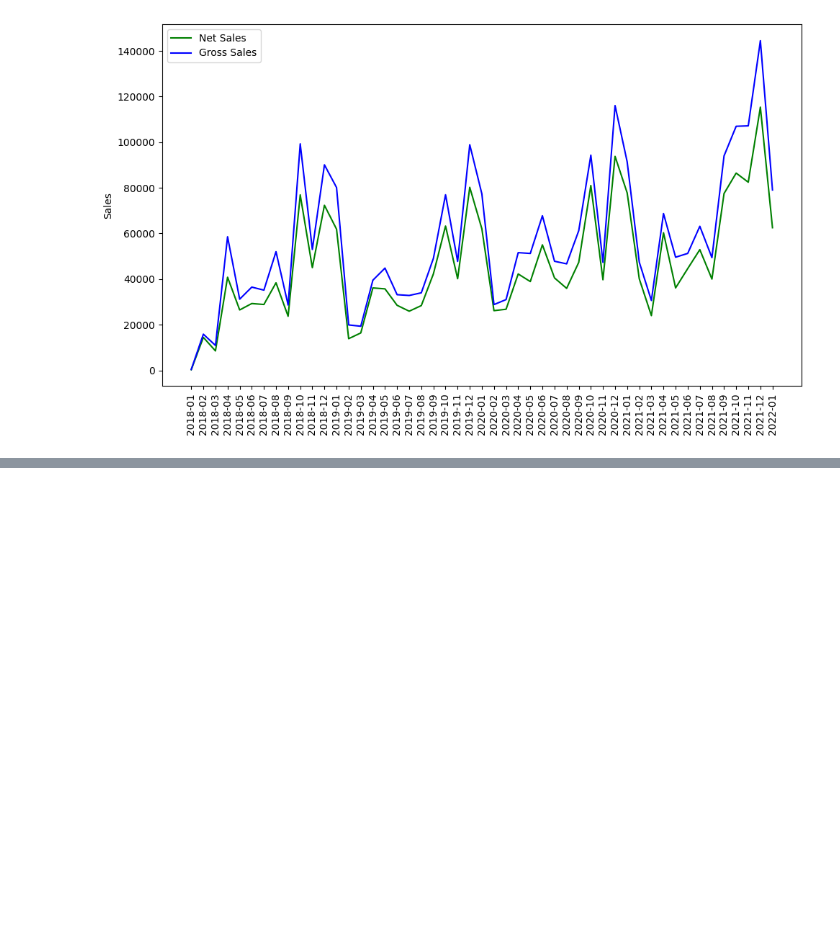
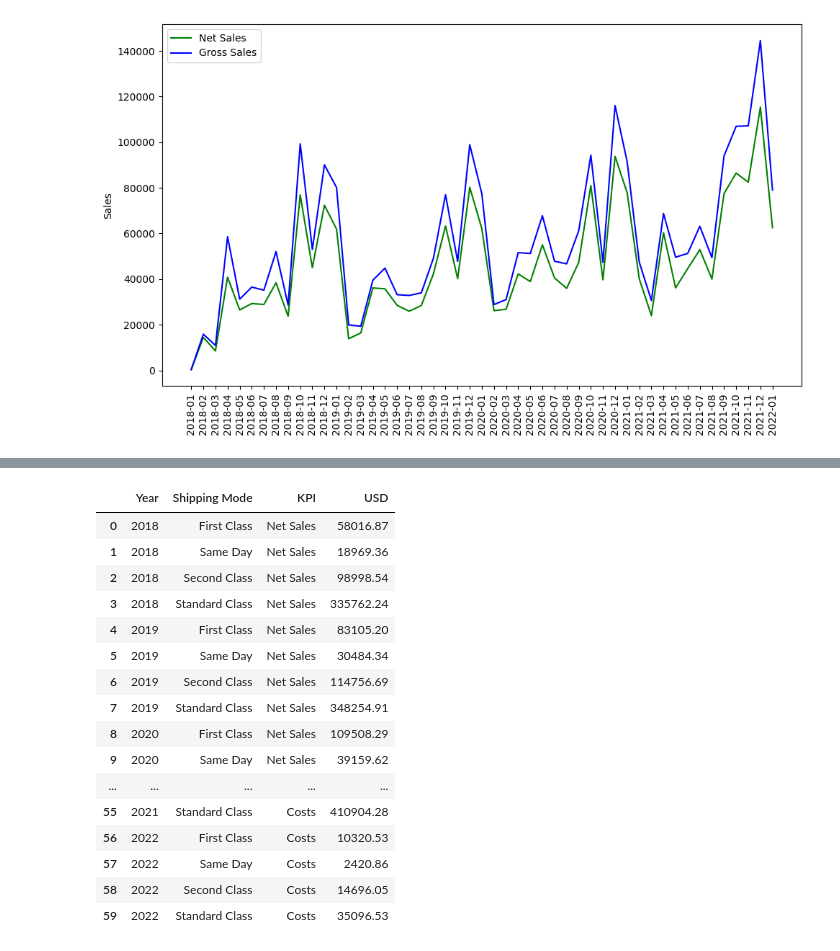
Before and after one commit to dawid-platek/Python_kajodata_course, a Jupyter notebook: PROJECT/Project.ipynb, the cells around one changed output, grey strips where cells are left out. Saved outputs shown, nothing was run; the diff lists cells and outputs as text; code cells hidden in the pictures; blank space fills up the shorter version.

```diff
--- a/PROJECT/Project.ipynb
+++ b/PROJECT/Project.ipynb
@@ -370,0 +388,27 @@ plt.show()
+# %%
+df_cs_melted = df_sales_costs.melt(
+    id_vars=['Year', 'Shipping Mode'],
+    value_vars=['Net Sales', 'Gross Sales', 'Costs'],
+    var_name='KPI',
+    value_name='USD'
+)
+
+df_cs_melted
+# %% [output]
+|  | Year | Shipping Mode | KPI | USD |
+| 0 | 2018 | First Class | Net Sales | 58016.87 |
+| 1 | 2018 | Same Day | Net Sales | 18969.36 |
+| 2 | 2018 | Second Class | Net Sales | 98998.54 |
+| 3 | 2018 | Standard Class | Net Sales | 335762.24 |
+| 4 | 2019 | First Class | Net Sales | 83105.20 |
+| 5 | 2019 | Same Day | Net Sales | 30484.34 |
+| 6 | 2019 | Second Class | Net Sales | 114756.69 |
+| 7 | 2019 | Standard Class | Net Sales | 348254.91 |
+| 8 | 2020 | First Class | Net Sales | 109508.29 |
+| 9 | 2020 | Same Day | Net Sales | 39159.62 |
+| ... | ... | ... | ... | ... |
+| 55 | 2021 | Standard Class | Costs | 410904.28 |
+| 56 | 2022 | First Class | Costs | 10320.53 |
+| 57 | 2022 | Same Day | Costs | 2420.86 |
+| 58 | 2022 | Second Class | Costs | 14696.05 |
+| 59 | 2022 | Standard Class | Costs | 35096.53 |
```
Also changed, not shown: parts of 5 cells of this notebook.
